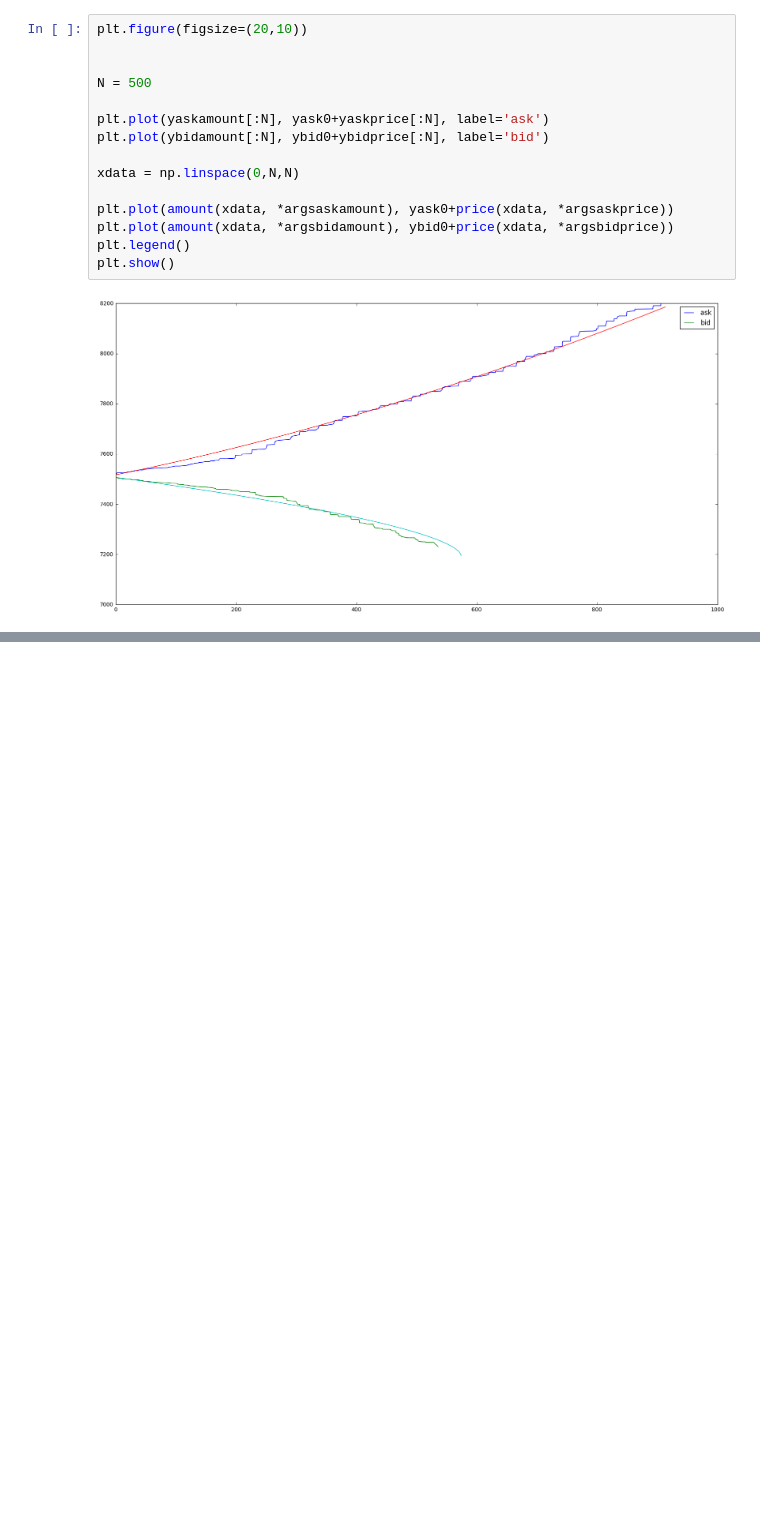
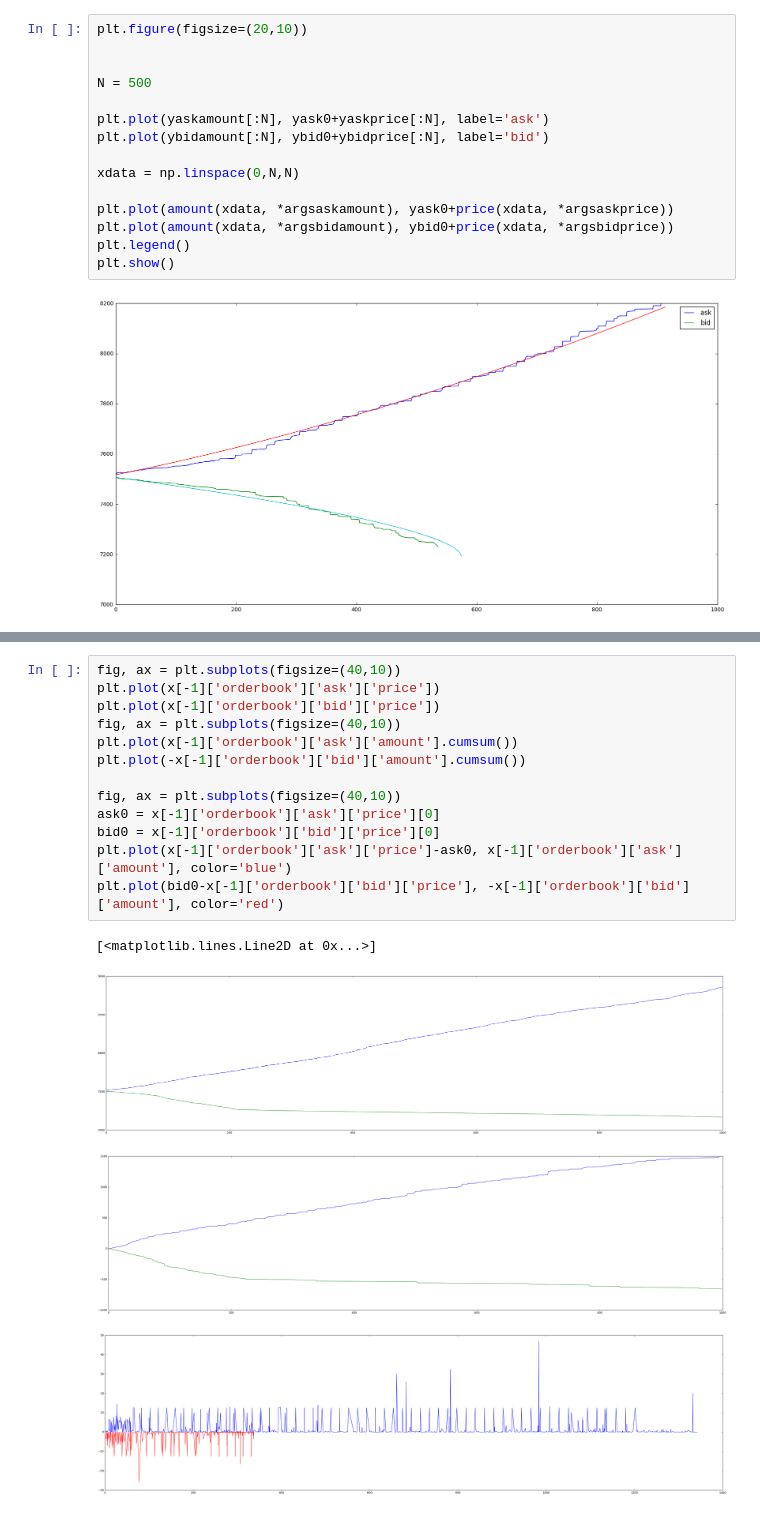
Before and after one commit to nullhack/crypto-utils, a Jupyter notebook: dev.ipynb, the cells around one changed output, grey strips where cells are left out. Drawn from its saved outputs; the diff is of its cells as text; blank space fills up the shorter version.

```diff
--- a/dev.ipynb
+++ b/dev.ipynb
@@ -272,0 +234,18 @@ plt.plot(x['epoch'], x['ask']['price'])
+# %%
+fig, ax = plt.subplots(figsize=(40,10))
+plt.plot(x[-1]['orderbook']['ask']['price'])
+plt.plot(x[-1]['orderbook']['bid']['price'])
+fig, ax = plt.subplots(figsize=(40,10))
+plt.plot(x[-1]['orderbook']['ask']['amount'].cumsum())
+plt.plot(-x[-1]['orderbook']['bid']['amount'].cumsum())
+
+fig, ax = plt.subplots(figsize=(40,10))
+ask0 = x[-1]['orderbook']['ask']['price'][0]
+bid0 = x[-1]['orderbook']['bid']['price'][0]
+plt.plot(x[-1]['orderbook']['ask']['price']-ask0, x[-1]['orderbook']['ask']['amount'], color='blue')
+plt.plot(bid0-x[-1]['orderbook']['bid']['price'], -x[-1]['orderbook']['bid']['amount'], color='red')
+# %% [output]
+[<matplotlib.lines.Line2D at 0x...>]
+[figure, added]
+[figure, added]
+[figure, added]
```
Also changed, not shown: parts of 10 cells of this notebook.
